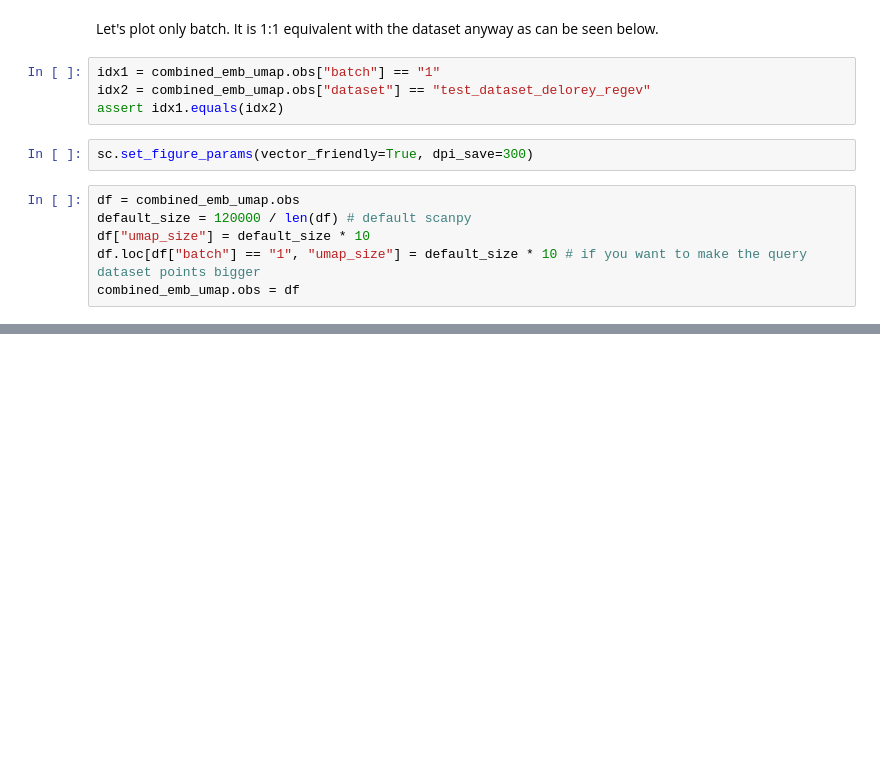
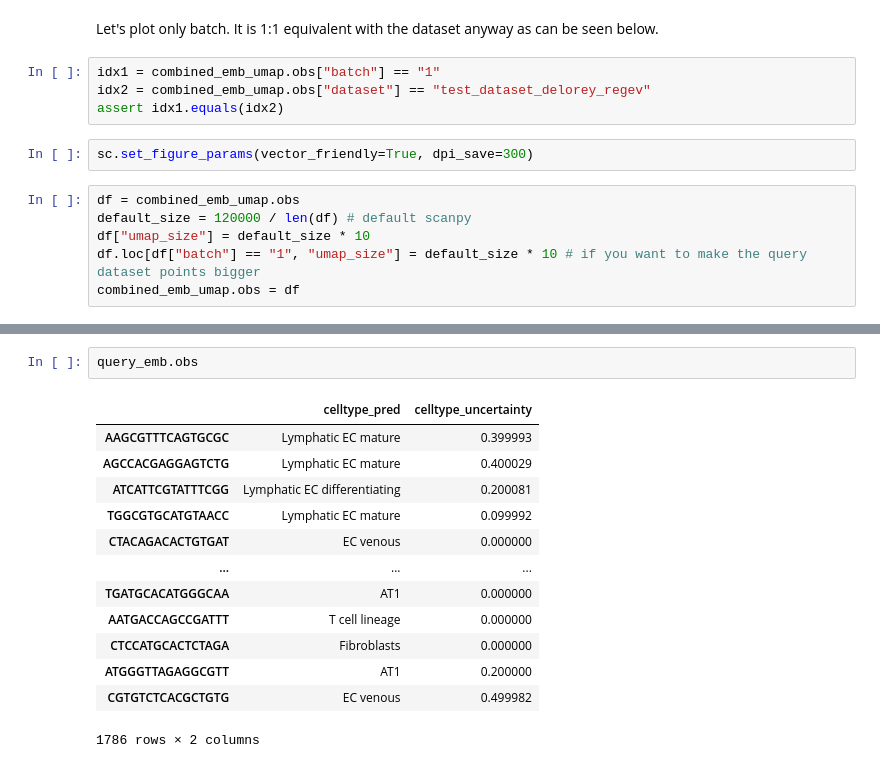
Before and after one commit to YosefLab/scvi-hub-reproducibility, a Jupyter notebook: analytics_query_ref_v4.ipynb, the cells around one changed output, grey strips where cells are left out. Cells and saved outputs as stored; diff of their text form; blank space fills up the shorter version.

```diff
--- a/analytics_query_ref_v4.ipynb
+++ b/analytics_query_ref_v4.ipynb
@@ -491,0 +533,16 @@ scanpy_fig_path.replace(os.path.join(temp_fig_dir, "umap_markers.svg"))
+# %%
+query_emb.obs
+# %% [output]
+|  | celltype_pred | celltype_uncertainty |
+| AAGCGTTTCAGTGCGC | Lymphatic EC mature | 0.399993 |
+| AGCCACGAGGAGTCTG | Lymphatic EC mature | 0.400029 |
+| ATCATTCGTATTTCGG | Lymphatic EC differentiating | 0.200081 |
+| TGGCGTGCATGTAACC | Lymphatic EC mature | 0.099992 |
+| CTACAGACACTGTGAT | EC venous | 0.000000 |
+| ... | ... | ... |
+| TGATGCACATGGGCAA | AT1 | 0.000000 |
+| AATGACCAGCCGATTT | T cell lineage | 0.000000 |
+| CTCCATGCACTCTAGA | Fibroblasts | 0.000000 |
+| ATGGGTTAGAGGCGTT | AT1 | 0.200000 |
+| CGTGTCTCACGCTGTG | EC venous | 0.499982 |
+1786 rows × 2 columns
```
Also changed, not shown: parts of 46 cells of this notebook, 2 other files.
